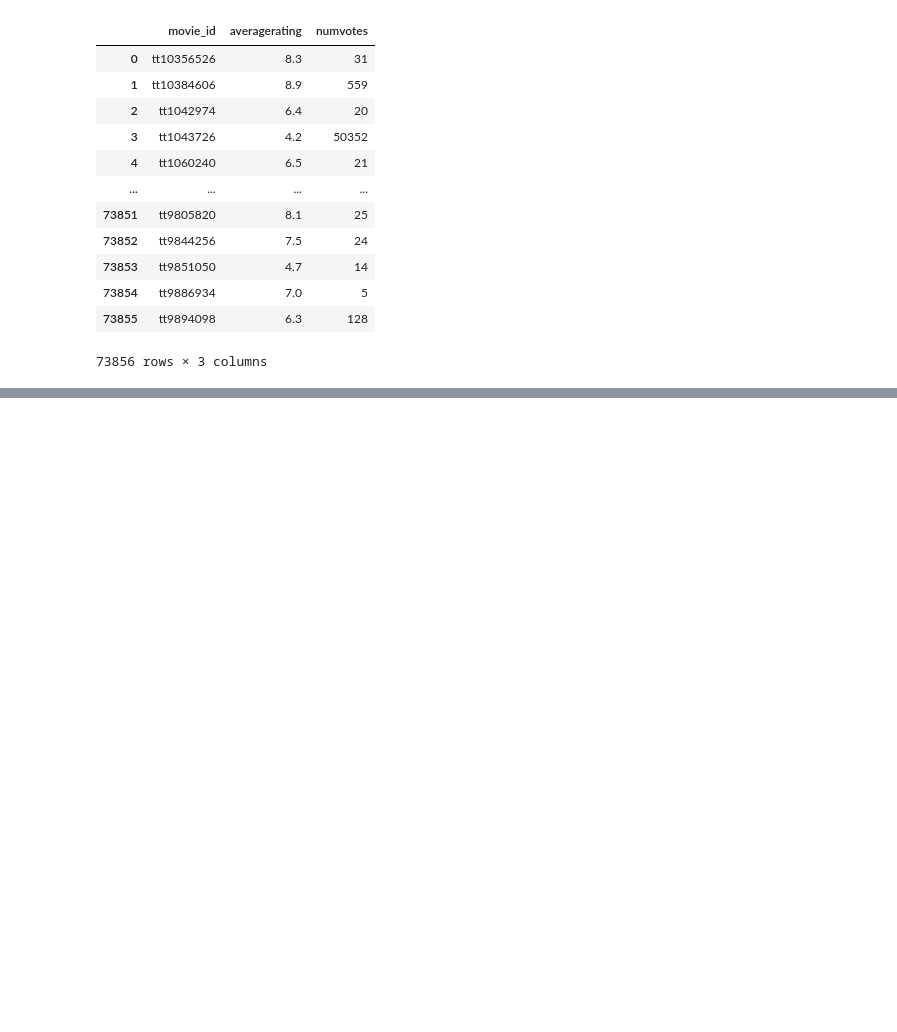
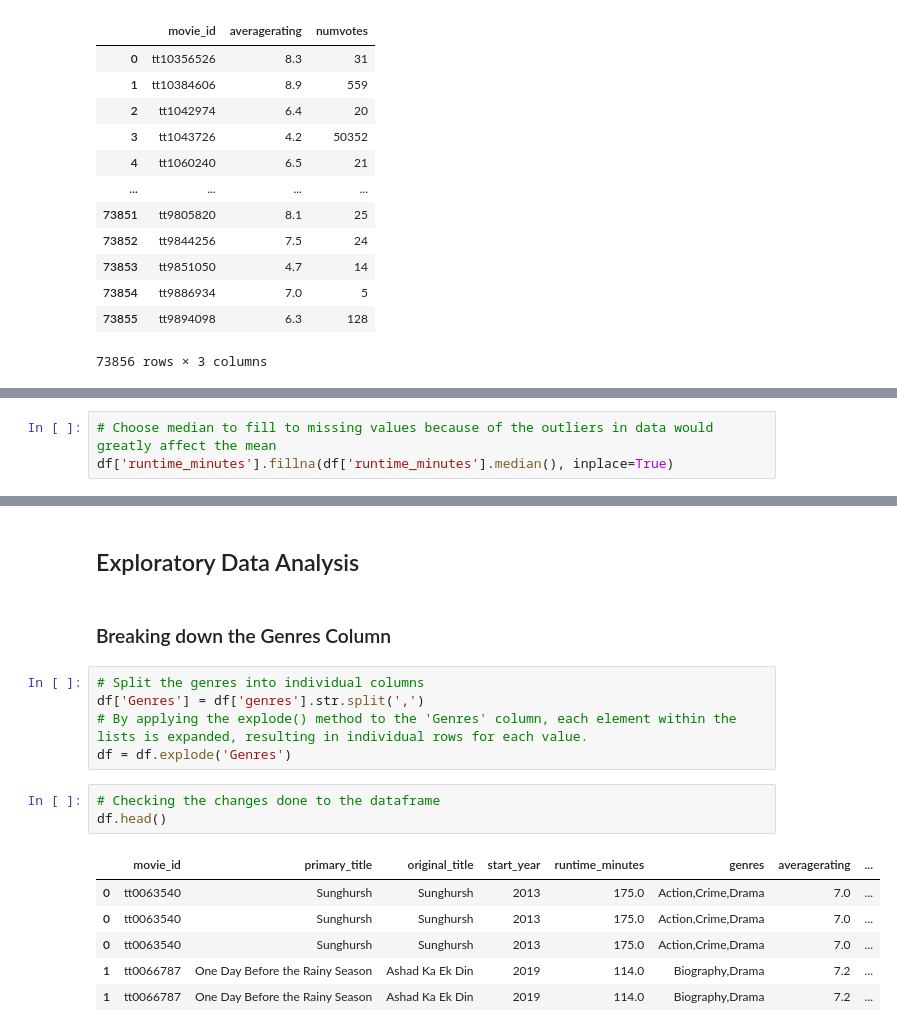
Before and after one commit to AdnanK1/phase-1, a Jupyter notebook: index.ipynb, the cells around one changed output, grey strips where cells are left out. Saved outputs shown, nothing was run; the diff lists cells and outputs as text; blank space fills up the shorter version.

```diff
--- a/index.ipynb
+++ b/index.ipynb
@@ -96,0 +144,3 @@ df.head()
+# %%
+# Choose median to fill to missing values because of the outliers in data would greatly affect the mean
+df['runtime_minutes'].fillna(df['runtime_minutes'].median(), inplace=True)
@@ -96,0 +172,19 @@ df.head()
+# %% [markdown]
+## Exploratory Data Analysis
+# %% [markdown]
+### Breaking down the Genres Column
+# %%
+# Split the genres into individual columns
+df['Genres'] = df['genres'].str.split(',')
+# By applying the explode() method to the 'Genres' column, each element within the lists is expanded, resulting in individual rows for each value.
+df = df.explode('Genres')
+# %%
+# Checking the changes done to the dataframe
+df.head()
+# %% [output]
+|  | movie_id | primary_title | original_title | start_year | runtime_minutes | genres | averagerating | ... |
+| 0 | tt0063540 | Sunghursh | Sunghursh | 2013 | 175.0 | Action,Crime,Drama | 7.0 | ... |
+| 0 | tt0063540 | Sunghursh | Sunghursh | 2013 | 175.0 | Action,Crime,Drama | 7.0 | ... |
+| 0 | tt0063540 | Sunghursh | Sunghursh | 2013 | 175.0 | Action,Crime,Drama | 7.0 | ... |
+| 1 | tt0066787 | One Day Before the Rainy Season | Ashad Ka Ek Din | 2019 | 114.0 | Biography,Drama | 7.2 | ... |
+| 1 | tt0066787 | One Day Before the Rainy Season | Ashad Ka Ek Din | 2019 | 114.0 | Biography,Drama | 7.2 | ... |
```
Also changed, not shown: parts of 13 cells of this notebook.
